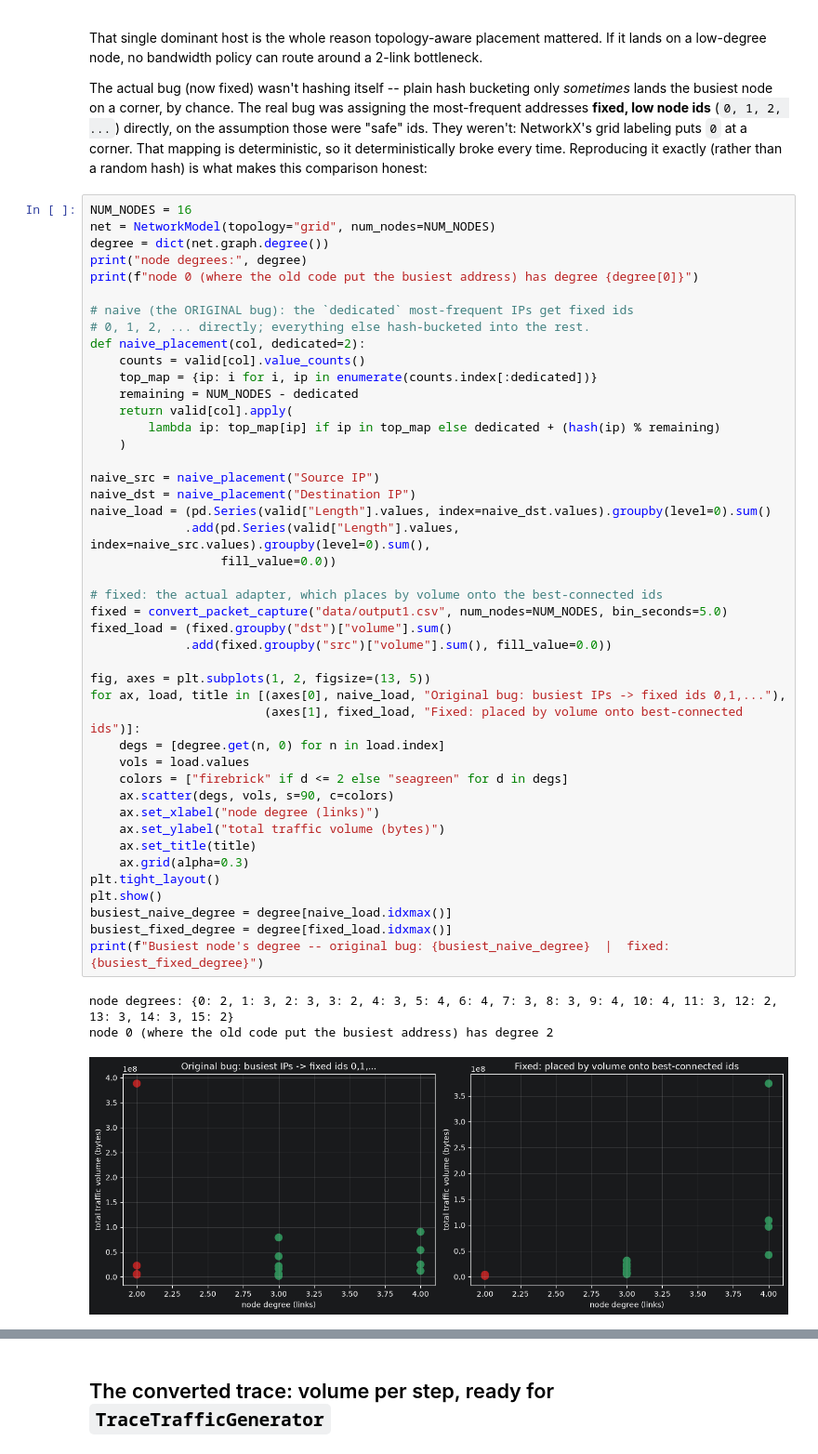
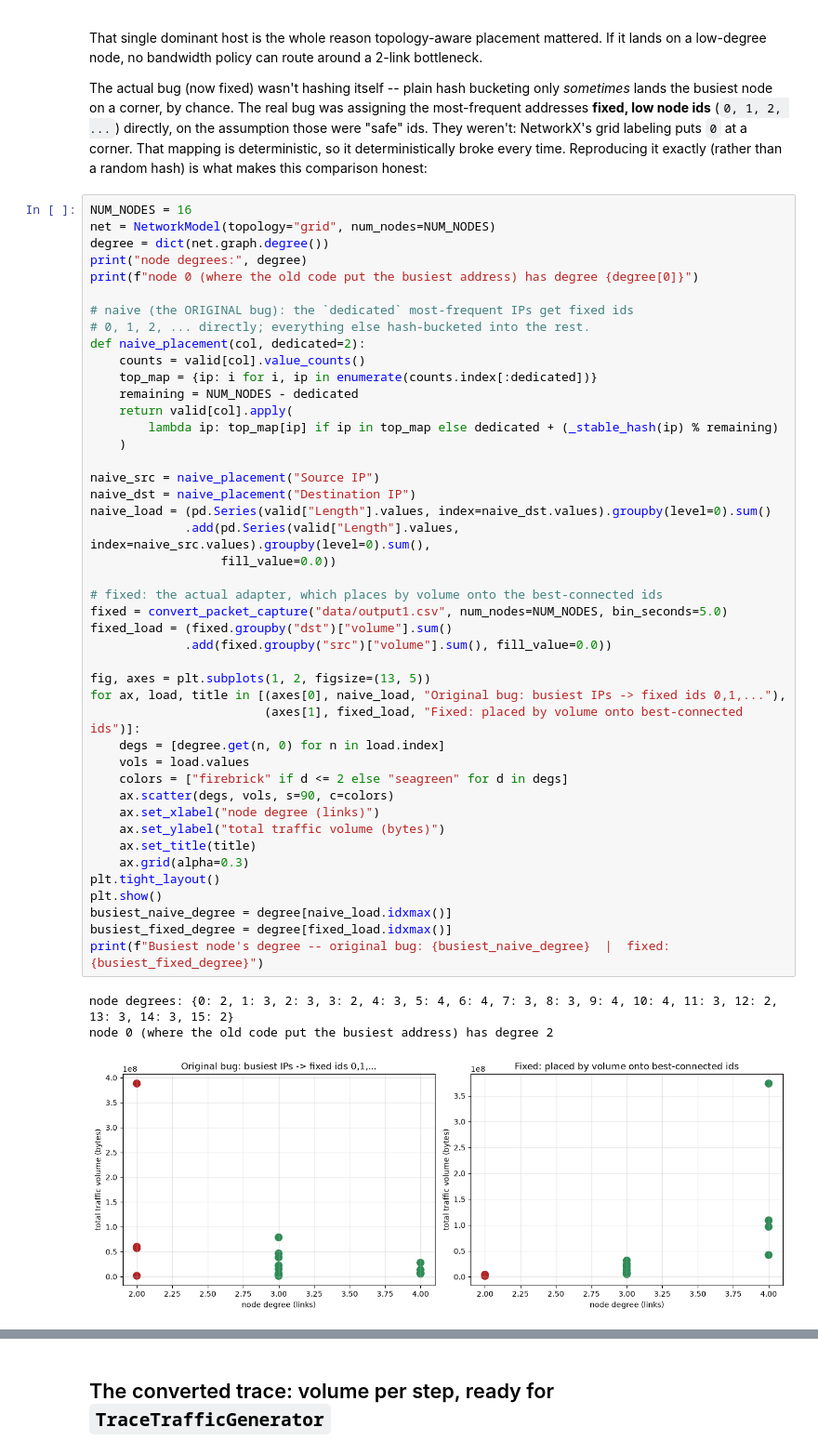
Before and after one commit to karix-project/congestgym-anon, a Jupyter notebook: notebooks/03_dataset_exploration.ipynb, the cells around one changed output, grey strips where cells are left out. Shown at 93% size. Drawn from its saved outputs; the diff is of its cells as text.

```diff
--- a/notebooks/03_dataset_exploration.ipynb
+++ b/notebooks/03_dataset_exploration.ipynb
@@ -133,40 +133,40 @@ def naive_placement(col, dedicated=2):
     top_map = {ip: i for i, ip in enumerate(counts.index[:dedicated])}
     remaining = NUM_NODES - dedicated
     return valid[col].apply(
-        lambda ip: top_map[ip] if ip in top_map else dedicated + (hash(ip) % remaining)
+        lambda ip: top_map[ip] if ip in top_map else dedicated + (_stable_hash(ip) % remaining)
     )
 
 naive_src = naive_placement("Source IP")
 naive_dst = naive_placement("Destination IP")
 naive_load = (pd.Series(valid["Length"].values, index=naive_dst.values).groupby(level=0).sum()
              .add(pd.Series(valid["Length"].values, index=naive_src.values).groupby(level=0).sum(),
                   fill_value=0.0))
 
 # fixed: the actual adapter, which places by volume onto the best-connected ids
 fixed = convert_packet_capture("data/output1.csv", num_nodes=NUM_NODES, bin_seconds=5.0)
 fixed_load = (fixed.groupby("dst")["volume"].sum()
              .add(fixed.groupby("src")["volume"].sum(), fill_value=0.0))
 
 fig, axes = plt.subplots(1, 2, figsize=(13, 5))
 for ax, load, title in [(axes[0], naive_load, "Original bug: busiest IPs -> fixed ids 0,1,..."),
                         (axes[1], fixed_load, "Fixed: placed by volume onto best-connected ids")]:
     degs = [degree.get(n, 0) for n in load.index]
     vols = load.values
     colors = ["firebrick" if d <= 2 else "seagreen" for d in degs]
     ax.scatter(degs, vols, s=90, c=colors)
     ax.set_xlabel("node degree (links)")
     ax.set_ylabel("total traffic volume (bytes)")
     ax.set_title(title)
     ax.grid(alpha=0.3)
 plt.tight_layout()
 plt.show()
 busiest_naive_degree = degree[naive_load.idxmax()]
 busiest_fixed_degree = degree[fixed_load.idxmax()]
 print(f"Busiest node's degree -- original bug: {busiest_naive_degree}  |  fixed: {busiest_fixed_degree}")
 # %% [output]
 node degrees: {0: 2, 1: 3, 2: 3, 3: 2, 4: 3, 5: 4, 6: 4, 7: 3, 8: 3, 9: 4, 10: 4, 11: 3, 12: 2, 13: 3, 14: 3, 15: 2}
 node 0 (where the old code put the busiest address) has degree 2
-[figure, old version]
+[figure, new version]
 Busiest node's degree -- original bug: 2  |  fixed: 4
 # %% [markdown]
 ## The converted trace: volume per step, ready for `TraceTrafficGenerator`
```
Also changed, not shown: parts of 7 cells of this notebook, 5 other files.
